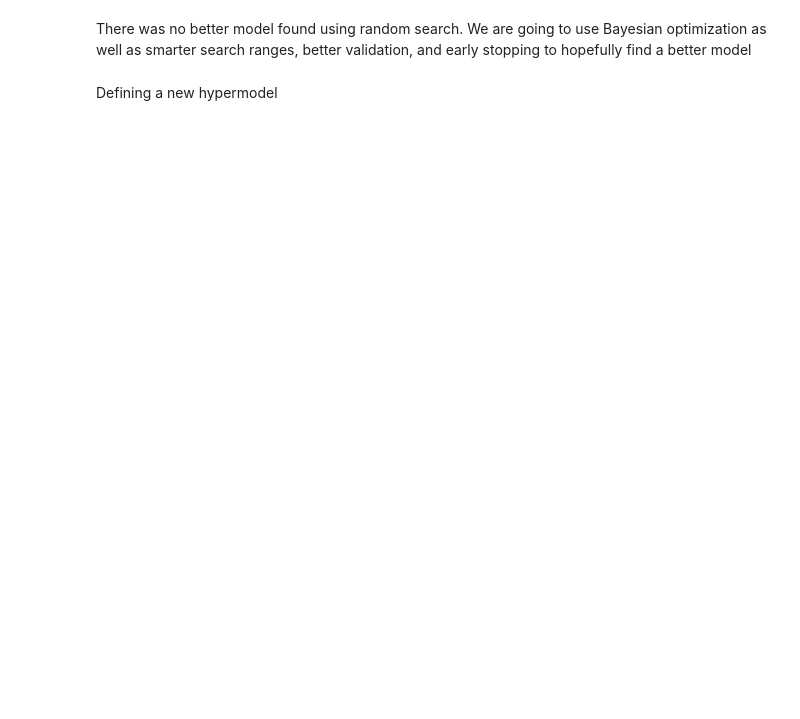
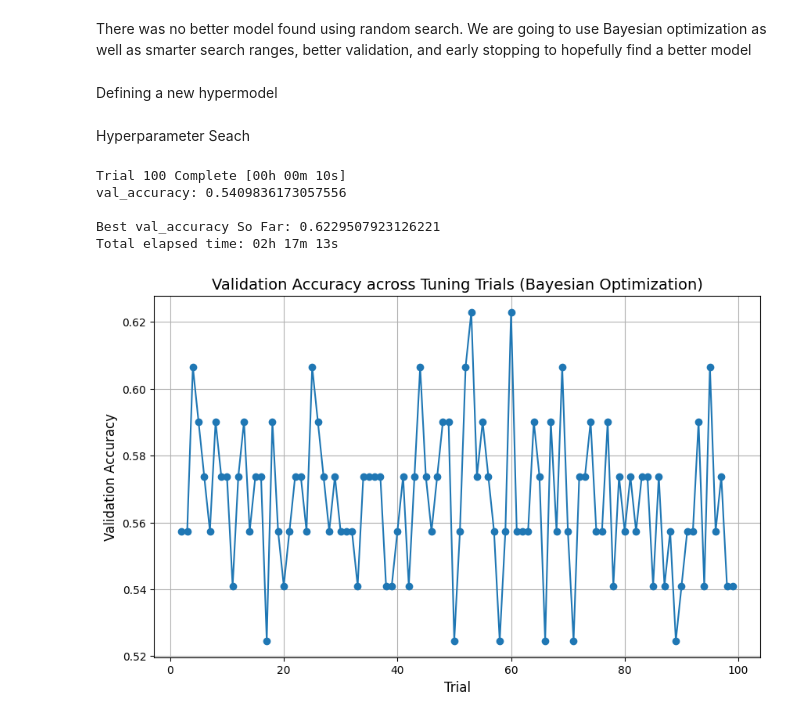
Before and after one commit to rsandu1/MatchOutcomePredictor, a Jupyter notebook: match_predictor.ipynb, the cells around one changed output. Saved outputs shown, nothing was run; the diff lists cells and outputs as text; code cells hidden in the pictures; blank space fills up the shorter version.

```diff
--- a/match_predictor.ipynb
+++ b/match_predictor.ipynb
@@ -292,7 +409,7 @@ def build_model(hp):
     model = models.Sequential()
 
     # Input layer
-    model.add(layers.Input(shape=(X_train.shape[1] + 16,)))  # Adjust if you have team embeddings added
+    model.add(layers.Input(shape=(X_train.shape[1],)))  # Adjust if you have team embeddings added
 
     # Hidden layers
     for i in range(hp.Int('num_layers', 1, 3)):
@@ -323,3 +440,78 @@ def build_model(hp):
     )
 
     return model
+# %% [markdown]
+Hyperparameter Seach
+# %%
+# 2. Instantiate Bayesian tuner
+tuner = kt.BayesianOptimization(
+    build_model,
+    objective='val_accuracy',
+    max_trials=100,           # More trials = better search, you can adjust
+    executions_per_trial=1,  # Averaging can be added if you want even smoother results
+    directory='tuner_dir',
+    project_name='soccer_outcome_bayes'
+)
+
+# 3. Early stopping callback
+early_stopping = callbacks.EarlyStopping(
+    monitor='val_loss',
+    patience=5,
+    restore_best_weights=True
+)
+
+# 4. Launch the tuning search
+tuner.search(
+    X_train, y_train,
+    epochs=50,                     # Train longer so tuner sees real model potential
+    validation_split=0.2,           # 20% validation
+    callbacks=[early_stopping],
+    verbose=2
+)
+
+# 5. Retrieve the best model
+best_hp = tuner.get_best_hyperparameters(1)[0]
+# %% [output]
+Trial 100 Complete [00h 00m 10s]
+val_accuracy: 0.5409836173057556
+
+Best val_accuracy So Far: 0.6229507923126221
+Total elapsed time: 02h 17m 13s
+# %%
+# Get all trials
+trials = tuner.oracle.get_best_trials(num_trials=len(tuner.oracle.trials))
+
+# Extract validation metrics
+trial_scores = []
+for trial in trials:
+    trial_id = trial.trial_id
+    metrics_names = trial.metrics.metrics.keys()  # List available metrics
+
+    if 'val_accuracy' in metrics_names:
+        val_score = trial.metrics.get_last_value('val_accuracy')
+        metric_used = 'Validation Accuracy'
+    elif 'val_loss' in metrics_names:
+        val_score = -trial.metrics.get_last_value('val_loss')  # Negative because lower loss = better
+        metric_used = 'Negative Validation Loss'
+    else:
+        val_score = None  # Shouldn't happen unless tuning broke
+        metric_used = 'Unknown'
+
+    trial_scores.append((int(trial_id), val_score, metric_used))
+
+# Build DataFrame
+trials_df = pd.DataFrame(trial_scores, columns=['Trial', 'Score', 'Metric'])
+
+# Sort by trial number
+trials_df = trials_df.sort_values('Trial')
+
+# Plot
+plt.figure(figsize=(10,6))
+plt.plot(trials_df['Trial'], trials_df['Score'], marker='o')
+plt.title('Validation Accuracy across Tuning Trials (Bayesian Optimization)', fontsize=14)
+plt.xlabel('Trial', fontsize=12)
+plt.ylabel('Validation Accuracy', fontsize=12)
+plt.grid(True)
+plt.show()
+# %% [output]
+[figure, added]
```
Also changed, not shown: parts of 14 cells of this notebook, 3 other files.
